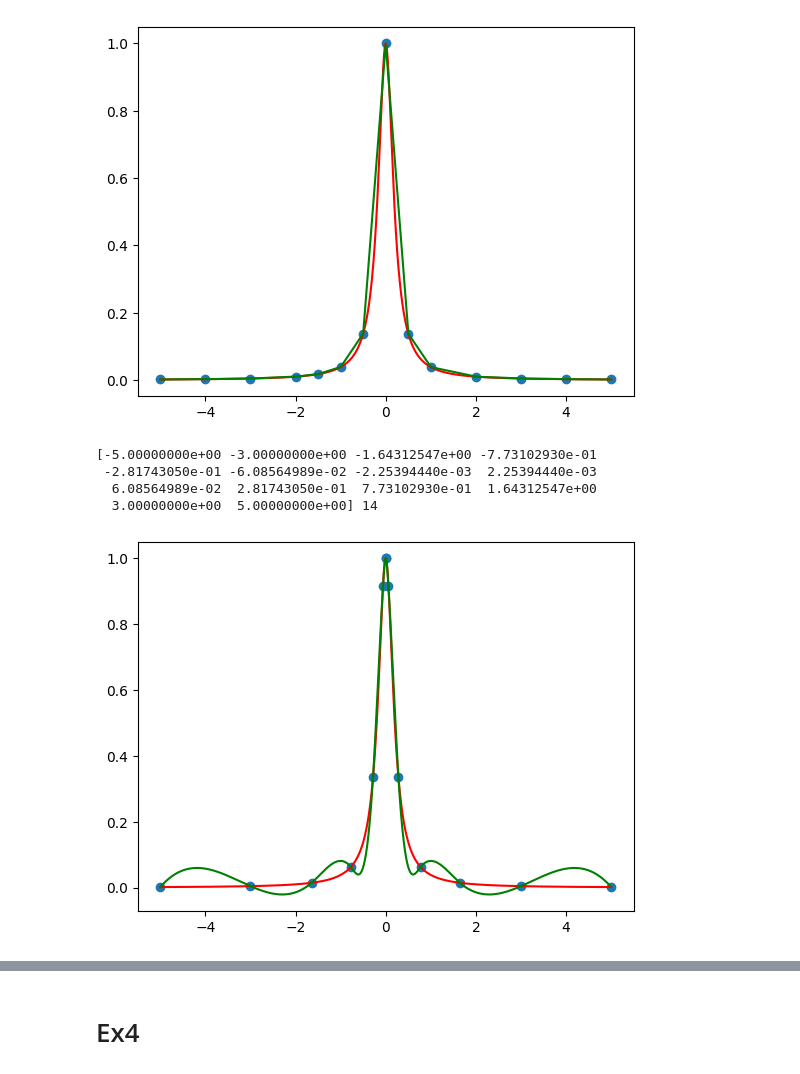
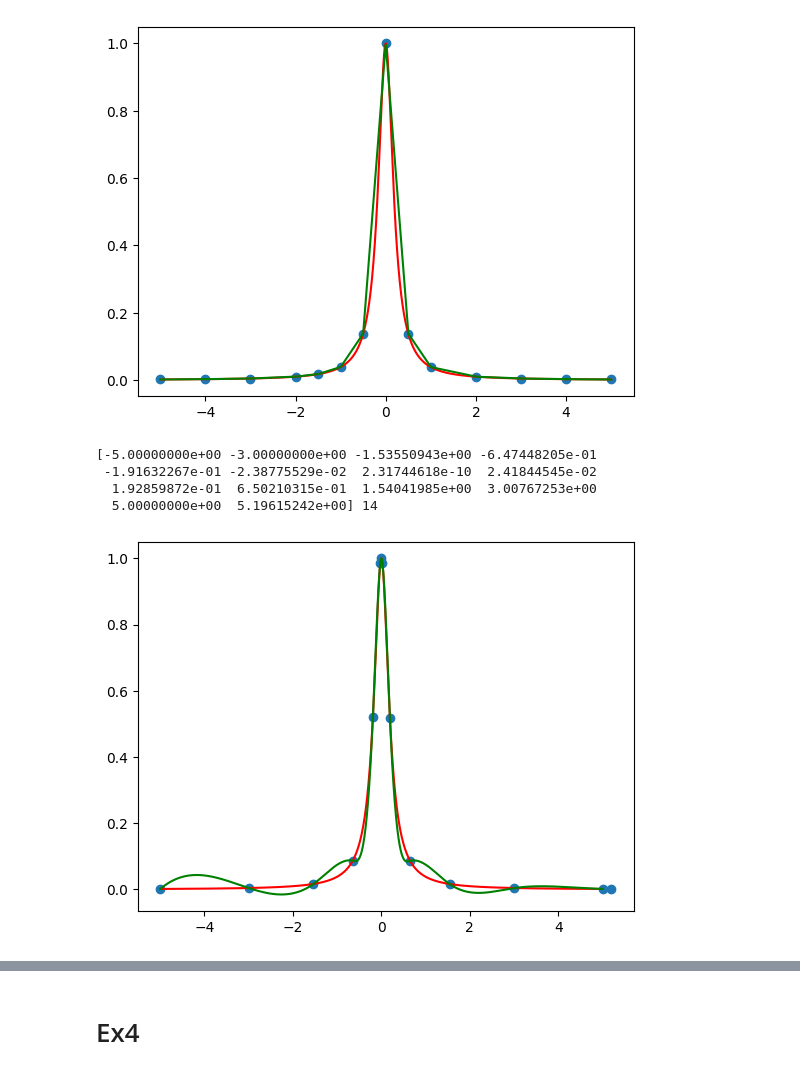
Before and after one commit to LuisFSForti/Atividades_USP, a Jupyter notebook: Calculo_Numerico/Atividade_5/Atividade5.ipynb, the cells around one changed output, grey strips where cells are left out. Cells and saved outputs as stored; diff of their text form; code cells hidden in the pictures.

```diff
--- a/Calculo_Numerico/Atividade_5/Atividade5.ipynb
+++ b/Calculo_Numerico/Atividade_5/Atividade5.ipynb
@@ -7,24 +7,23 @@ import tabulate as tb
 # %% [markdown]
 # Ex1
 # %%
-def PolX(x, X, i):
+def PolX(X, i):
     match i:
         case 0:
-            return (x - X[1])*(x - X[2])/((X[0] - X[1])*(X[0] - X[2]))
+            return (X - X[1])*(X - X[2])/((X[0] - X[1])*(X[0] - X[2]))
         case 1:
-            return (x - X[0])*(x - X[2])/((X[1] - X[0])*(X[1] - X[2]))
+            return (X - X[0])*(X - X[2])/((X[1] - X[0])*(X[1] - X[2]))
         case 2:
-            return (x - X[0])*(x - X[1])/((X[2] - X[0])*(X[2] - X[1]))
+            return (X - X[0])*(X - X[1])/((X[2] - X[0])*(X[2] - X[1]))
 
 N = 3
-X = [1,2,3]
-Y = [1,4,9]
+X = np.array([1,2,3])
+Y = np.array([1,4,9])
 
 V = np.zeros((N,N))
 
-for x in X:
-    for i in range(N):
-        V[X.index(x), i] = PolX(x, X, i)
+for i in range(N):
+    V[i, :] = PolX(X, i)
 
 print(V)
 
@@ -32,13 +31,13 @@ c = np.linalg.solve(V,Y)
 
 print(c)
 
-#|P0(X0)    P0(X1)    P0(X2)|   |C0|   |Y0|
-#|P1(X0)    P1(X1)    P1(X2)| * |C1| = |Y1|
-#|P2(X0)    P2(X1)    P2(X2)|   |C2|   |Y2|
+#|P0(X0)    P1(X0)    P2(X0)|   |C0|   |Y0|
+#|P0(X1)    P1(X1)    P2(X1)| * |C1| = |Y1|
+#|P0(X2)    P1(X2)    P2(X2)|   |C2|   |Y2|
 
-#|(X0-X1)(X0-X2)/(X0-X1)(X0-X2)    (X1-X1)(X1-X2)/(X0-X1)(X0-X2)    (X2-X1)(X2-X2)/(X0-X1)(X0-X2)|   |C0|   |Y0|
-#|(X0-X0)(X0-X2)/(X1-X0)(X1-X2)    (X1-X0)(X1-X2)/(X1-X0)(X1-X2)    (X2-X0)(X2-X2)/(X1-X0)(X1-X2)| * |C1| = |Y1|
-#|(X0-X0)(X0-X1)/(X2-X0)(X2-X1)    (X1-X0)(X1-X1)/(X2-X0)(X2-X1)    (X2-X0)(X2-X1)/(X2-X0)(X2-X1)|   |C2|   |Y2|
+#|(X0-X1)(X0-X2)/(X0-X1)(X0-X2)    (X0-X0)(X0-X2)/(X1-X0)(X1-X2)    (X0-X0)(X0-X1)/(X2-X0)(X2-X1)|   |C0|   |Y0|
+#|(X1-X1)(X1-X2)/(X0-X1)(X0-X2)    (X1-X0)(X1-X2)/(X1-X0)(X1-X2)    (X1-X0)(X1-X1)/(X2-X0)(X2-X1)| * |C1| = |Y1|
+#|(X2-X1)(X2-X2)/(X0-X1)(X0-X2)    (X2-X0)(X2-X2)/(X1-X0)(X1-X2)    (X2-X0)(X2-X1)/(X2-X0)(X2-X1)|   |C2|   |Y2|
 
 #|1    0    0|   |C0|   |Y0|
 #|0    1    0| * |C1| = |Y1|
@@ -82,27 +81,27 @@ plt.show()
 # %%
 def R(x):
     return 1.0/(1.0 + 25.0*x**2)
 
 # Interpolating points
-xi = np.linspace(-(3)**(1/3), (3)**(1/3), 12, dtype=float)
+xi = np.linspace(-(3)**(1/3), (3)**(1/2), 12, dtype=float)
 xi = xi**3
 xi = np.append(xi, [-5, 5])
 xi = np.unique(xi)
 xi = np.sort(xi)
 
 print(xi, len(xi))
 yi = R(xi)
 # Define a set of points to evaluate the functions
 xeval = np.linspace(-5, 5, 2000)
 yeval = R(xeval)
 # Compute the piecewise liner polynomial
 ylin = interp1d(xi, yi, kind='cubic')
 # Plot everything
 plt.plot(xi, yi, 'o', xeval, yeval, '-r', xeval, ylin(xeval), '-g')
 plt.show()
 # %% [output]
-[-5.00000000e+00 -3.00000000e+00 -1.64312547e+00 -7.73102930e-01
- -2.81743050e-01 -6.08564989e-02 -2.25394440e-03  2.25394440e-03
-  6.08564989e-02  2.81743050e-01  7.73102930e-01  1.64312547e+00
-  3.00000000e+00  5.00000000e+00] 14
+[-5.00000000e+00 -3.00000000e+00 -1.53550943e+00 -6.47448205e-01
+ -1.91632267e-01 -2.38775529e-02  2.31744618e-10  2.41844545e-02
+  1.92859872e-01  6.50210315e-01  1.54041985e+00  3.00767253e+00
+  5.00000000e+00  5.19615242e+00] 14
-[figure, old version]
+[figure, new version]
```
Also changed, not shown: parts of 5 cells of this notebook.
